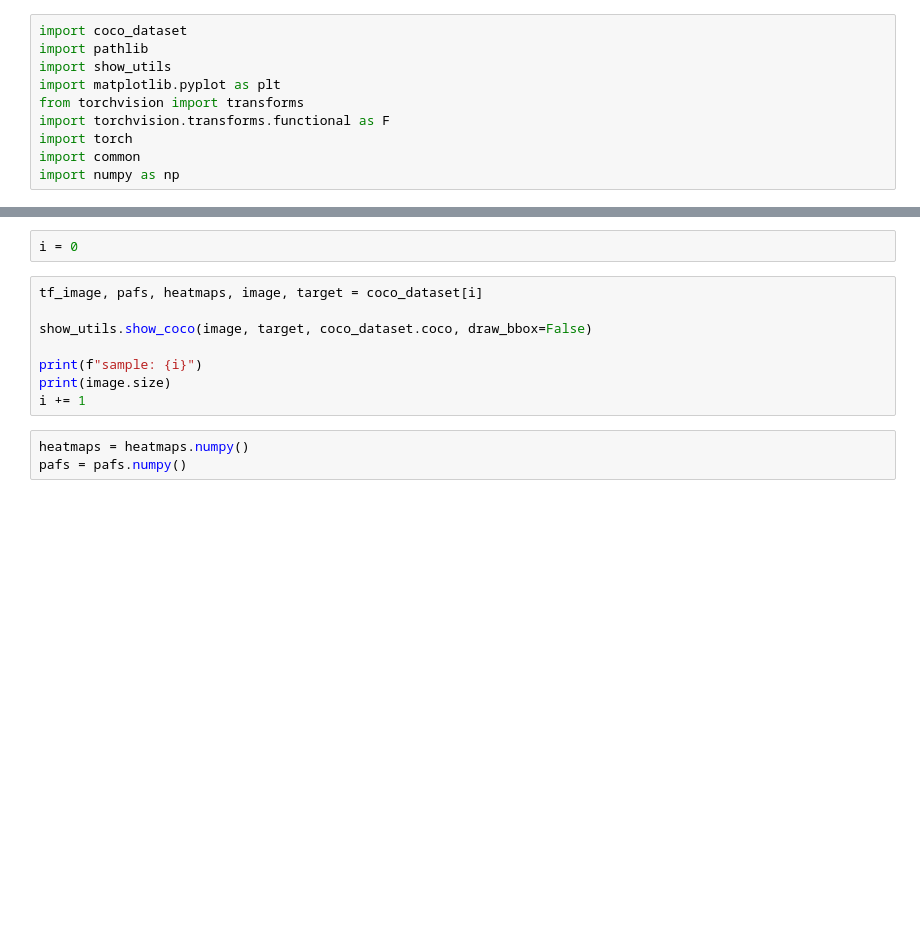
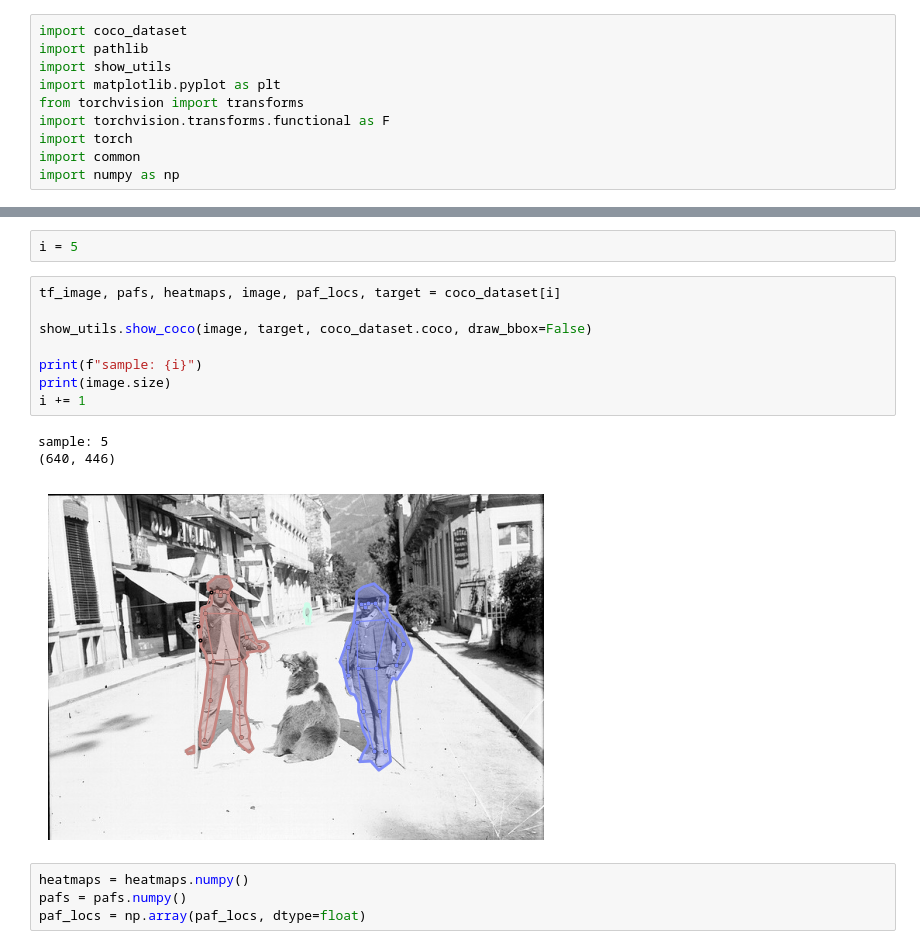
Before and after one commit to millliono/openpose, a Jupyter notebook: visual_dataset.ipynb, the cells around one changed output, grey strips where cells are left out. Cells and saved outputs as stored; diff of their text form; blank space fills up the shorter version.

Commit message:
visualize all

```diff
--- a/visual_dataset.ipynb
+++ b/visual_dataset.ipynb
@@ -25,14 +30,19 @@ i = 0
 # %%
-i = 0
+i = 5
 # %%
-tf_image, pafs, heatmaps, image, target = coco_dataset[i]
+tf_image, pafs, heatmaps, image, paf_locs, target = coco_dataset[i]
 
 show_utils.show_coco(image, target, coco_dataset.coco, draw_bbox=False)
 
 print(f"sample: {i}")
 print(image.size)
 i += 1
+# %% [output]
+sample: 5
+(640, 446)
+[figure, added]
 # %%
 heatmaps = heatmaps.numpy()
 pafs = pafs.numpy()
+paf_locs = np.array(paf_locs, dtype=float)
 # %%
```
Also changed, not shown: parts of 3 cells of this notebook, 2 other files.
